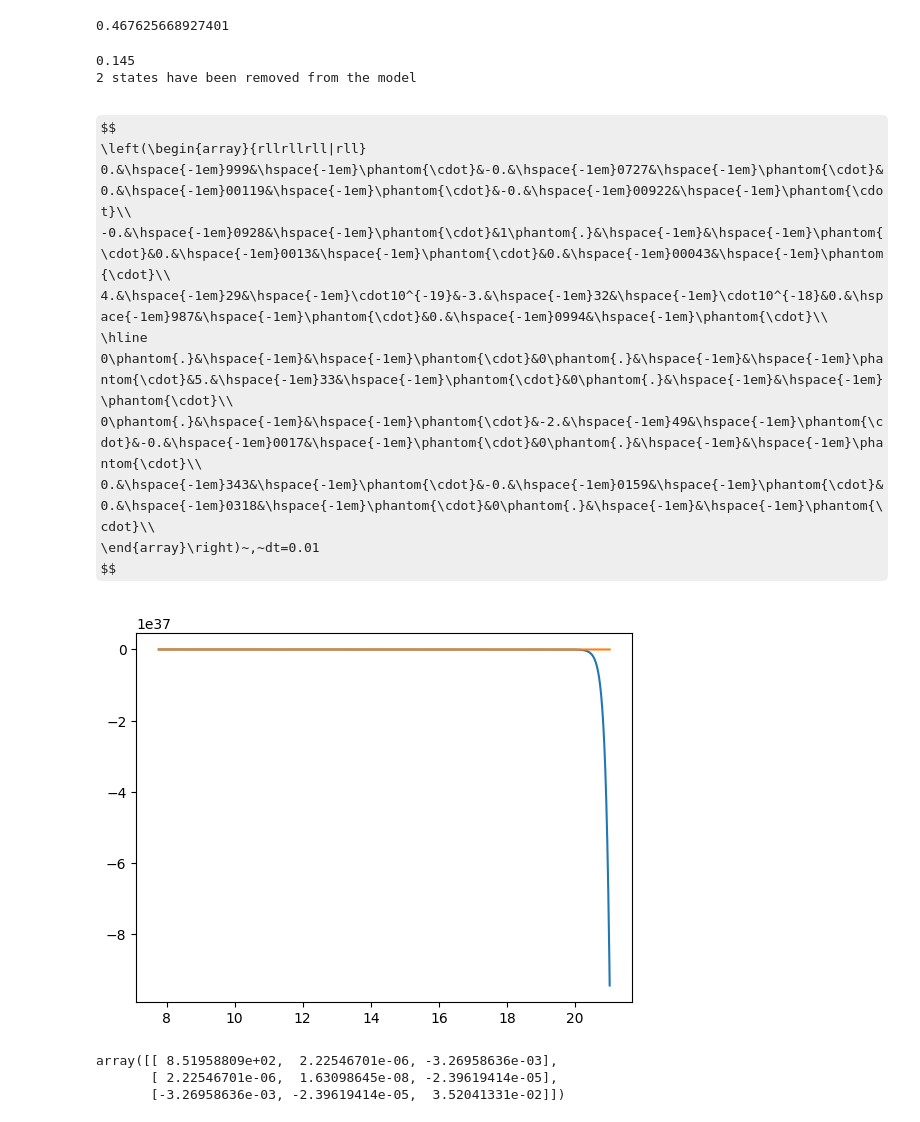
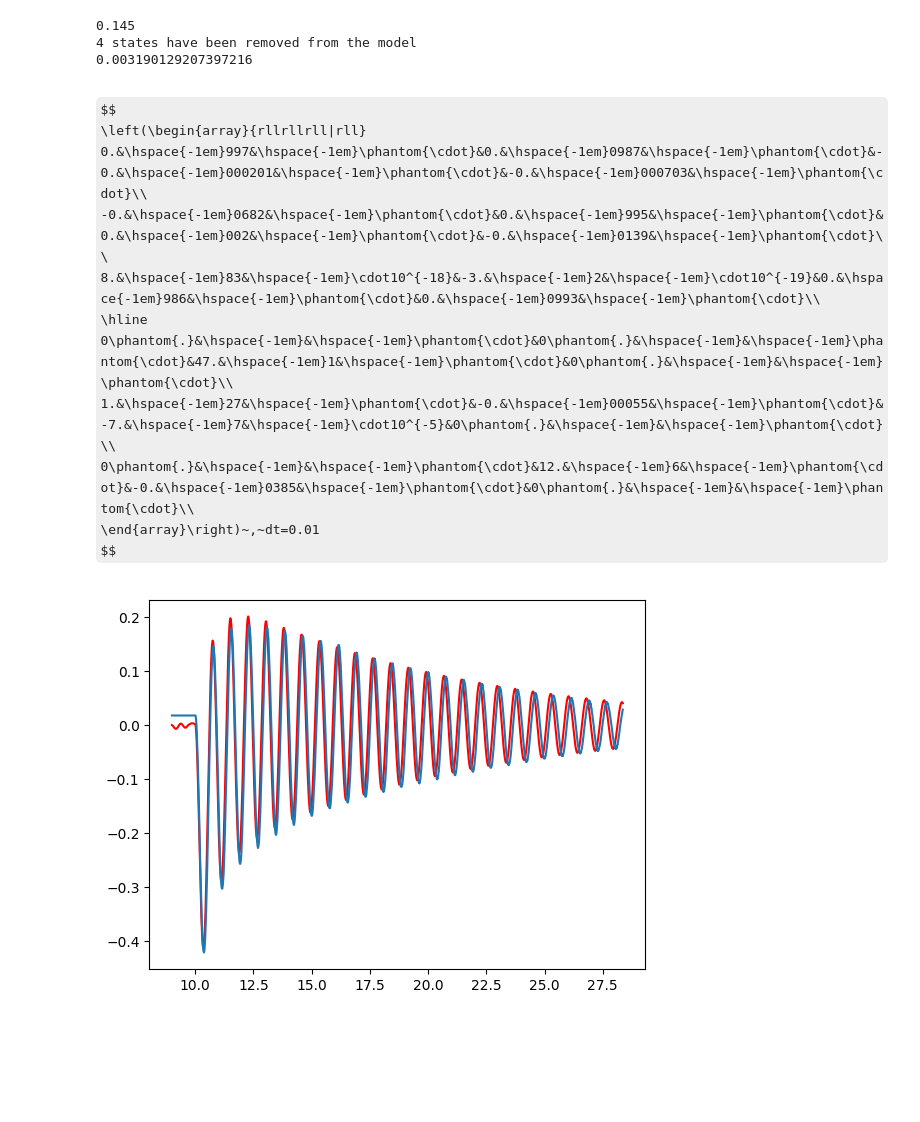
Before and after one commit to 02alexander/companion, a Jupyter notebook: analysis/inv_pend.ipynb, the cells around one changed output. Saved outputs shown, nothing was run; the diff lists cells and outputs as text; code cells hidden in the pictures; some formulas as TeX source; blank space fills up the shorter version.

Commit message:
controller that can balance

```diff
--- a/analysis/inv_pend.ipynb
+++ b/analysis/inv_pend.ipynb
@@ -15,7 +15,7 @@ df: pd.DataFrame = batches.read_pandas()
 Ts = 0.01
 ts = df['sample_time'].to_numpy().astype(np.float64) / 1e9
 pend_angle = np.concatenate(df['/sensor_pend_angle:Scalar'].to_numpy())
-control = np.concatenate(df['/control:Scalar'].to_numpy())
+control = np.concatenate(df['/control:Scalar'].to_numpy()) + 0.017
 plt.plot(ts, control)
 plt.plot(ts, pend_angle)
 # %% [output]
@@ -24,79 +24,82 @@ plt.plot(ts, pend_angle)
 # %%
-Iflywheel = 277.4
+Iflywheel = 270.4
 est_m = 0.134
 mstang = 0.038
 Istang = 268.95 * mstang/est_m
 rcg = 45.7
-mwheel = 0.063
+mwheel = 0.230
 mmotor = 0.113
 rout = 150 # mm
-Ieverything = rcg**2*mstang + Istang + (mwheel*mmotor)*rout**2 + Iflywheel
+Ieverything = rcg**2*mstang + Istang + (mwheel+mmotor)*rout**2 + Iflywheel
 rotratio = Iflywheel/Ieverything
-rotratio
-# %% [output]
-0.467625668927401
 # %%
-T = 0.75
-K = 40
+T = 0.7
+K = 330
 g = 9.81
 #r = (0.150*(mwheel + mmotor) + rcg/1000 * mstang) /(mwheel + mmotor + mstang)
 #r = 0.150 # real distance from axis, but the center of mass is closer to the roation axis
 r = 0.145
 print(r)
 
+est_rotratio = rotratio*1.15
 Gmotor = ct.tf([K], [T, 1])
-RtoTheta = ct.tf([-rotratio,0], [1, 0.5, -g / r]) * Gmotor
+RtoTheta = ct.tf([-est_rotratio,0], [1, 0.2, g / r]) * Gmotor
 
-deriv = ct.tf([1], [1,0])
+deriv = ct.tf([1,0], [1])
 integral = ct.tf([1], [1, 0])
 
 ident = ct.tf([1], [1])
 sys = ct.minreal(ct.interconnect(
-    [ident, Gmotor, RtoTheta, deriv],
+    [ident, Gmotor, RtoTheta, RtoTheta*deriv],
     name="system",
     connections=[
         [(1, 0), (0, 0)],
         [(2, 0), (0, 0)],
-        [(3, 0), (2, 0)],
+        [(3, 0), (0, 0)],
     ],
     inplist=(0, 0),
     outlist=[(1, 0), (2, 0), (3, 0)],
 ))
 sysd = ct.c2d(sys, Ts)
 
 resp = ct.forced_response(sysd, U=control)
 
-plt.plot(ts, resp.y[1])
-plt.plot(ts, pend_angle - 0.0123)
+npoints = 2000
+plt.plot(ts[:npoints], resp.y[1][:npoints], "red")
+plt.plot(ts[:npoints], pend_angle[:npoints])
+print(resp.y[1][-1])
 sysd
 # %% [output]
 0.145
-2 states have been removed from the model
+4 states have been removed from the model
+0.003190129207397216
 $$
 \left(\begin{array}{rllrllrll|rll}
-0.&\hspace{-1em}999&\hspace{-1em}\phantom{\cdot}&-0.&\hspace{-1em}0727&\hspace{-1em}\phantom{\cdot}&0.&\hspace{-1em}00119&\hspace{-1em}\phantom{\cdot}&-0.&\hspace{-1em}00922&\hspace{-1em}\phantom{\cdot}\\
--0.&\hspace{-1em}0928&\hspace{-1em}\phantom{\cdot}&1\phantom{.}&\hspace{-1em}&\hspace{-1em}\phantom{\cdot}&0.&\hspace{-1em}0013&\hspace{-1em}\phantom{\cdot}&0.&\hspace{-1em}00043&\hspace{-1em}\phantom{\cdot}\\
-4.&\hspace{-1em}29&\hspace{-1em}\cdot10^{-19}&-3.&\hspace{-1em}32&\hspace{-1em}\cdot10^{-18}&0.&\hspace{-1em}987&\hspace{-1em}\phantom{\cdot}&0.&\hspace{-1em}0994&\hspace{-1em}\phantom{\cdot}\\
+0.&\hspace{-1em}997&\hspace{-1em}\phantom{\cdot}&0.&\hspace{-1em}0987&\hspace{-1em}\phantom{\cdot}&-0.&\hspace{-1em}000201&\hspace{-1em}\phantom{\cdot}&-0.&\hspace{-1em}000703&\hspace{-1em}\phantom{\cdot}\\
+-0.&\hspace{-1em}0682&\hspace{-1em}\phantom{\cdot}&0.&\hspace{-1em}995&\hspace{-1em}\phantom{\cdot}&0.&\hspace{-1em}002&\hspace{-1em}\phantom{\cdot}&-0.&\hspace{-1em}0139&\hspace{-1em}\phantom{\cdot}\\
+8.&\hspace{-1em}83&\hspace{-1em}\cdot10^{-18}&-3.&\hspace{-1em}2&\hspace{-1em}\cdot10^{-19}&0.&\hspace{-1em}986&\hspace{-1em}\phantom{\cdot}&0.&\hspace{-1em}0993&\hspace{-1em}\phantom{\cdot}\\
 \hline
-0\phantom{.}&\hspace{-1em}&\hspace{-1em}\phantom{\cdot}&0\phantom{.}&\hspace{-1em}&\hspace{-1em}\phantom{\cdot}&5.&\hspace{-1em}33&\hspace{-1em}\phantom{\cdot}&0\phantom{.}&\hspace{-1em}&\hspace{-1em}\phantom{\cdot}\\
-0\phantom{.}&\hspace{-1em}&\hspace{-1em}\phantom{\cdot}&-2.&\hspace{-1em}49&\hspace{-1em}\phantom{\cdot}&-0.&\hspace{-1em}0017&\hspace{-1em}\phantom{\cdot}&0\phantom{.}&\hspace{-1em}&\hspace{-1em}\phantom{\cdot}\\
-0.&\hspace{-1em}343&\hspace{-1em}\phantom{\cdot}&-0.&\hspace{-1em}0159&\hspace{-1em}\phantom{\cdot}&0.&\hspace{-1em}0318&\hspace{-1em}\phantom{\cdot}&0\phantom{.}&\hspace{-1em}&\hspace{-1em}\phantom{\cdot}\\
+0\phantom{.}&\hspace{-1em}&\hspace{-1em}\phantom{\cdot}&0\phantom{.}&\hspace{-1em}&\hspace{-1em}\phantom{\cdot}&47.&\hspace{-1em}1&\hspace{-1em}\phantom{\cdot}&0\phantom{.}&\hspace{-1em}&\hspace{-1em}\phantom{\cdot}\\
+1.&\hspace{-1em}27&\hspace{-1em}\phantom{\cdot}&-0.&\hspace{-1em}00055&\hspace{-1em}\phantom{\cdot}&-7.&\hspace{-1em}7&\hspace{-1em}\cdot10^{-5}&0\phantom{.}&\hspace{-1em}&\hspace{-1em}\phantom{\cdot}\\
+0\phantom{.}&\hspace{-1em}&\hspace{-1em}\phantom{\cdot}&12.&\hspace{-1em}6&\hspace{-1em}\phantom{\cdot}&-0.&\hspace{-1em}0385&\hspace{-1em}\phantom{\cdot}&0\phantom{.}&\hspace{-1em}&\hspace{-1em}\phantom{\cdot}\\
 \end{array}\right)~,~dt=0.01
 $$
-[figure, old version]
+[figure, new version]
 # %%
 G = np.array([
     [1**2, 0.0, 0.0],
     [0.0, 0.0, 0.0],
-    [0.0, 0.0, 100.0**2],
+    [0.0, 0.0, 100000**2],
 ])
 Qflat = np.linalg.pinv(np.kron(sysd.C, sysd.C))@G.T.reshape(9,-1)
 Q = Qflat.reshape((3,3)).T
 Q
+
+R = np.array([
+    [100000.0**2, 0.0, 0.0],
+    [0.0, 0.0001**2, 0.01],
+    [0.0, 0.0, 100000**2],
+])
-# %% [output]
-array([[ 8.51958809e+02,  2.22546701e-06, -3.26958636e-03],
-       [ 2.22546701e-06,  1.63098645e-08, -2.39619414e-05],
-       [-3.26958636e-03, -2.39619414e-05,  3.52041331e-02]])
 # %%
 Q1 = (
     sysd.C.T @ np.array([
```
Also changed, not shown: parts of 4 cells of this notebook, 21 other files.
